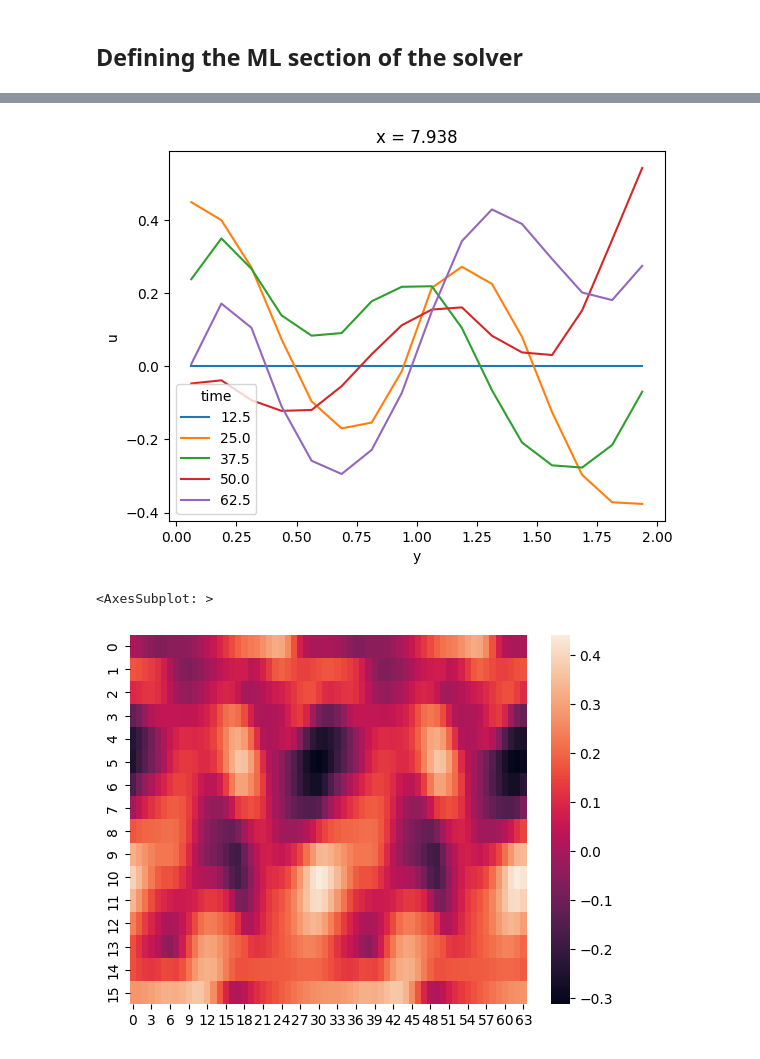
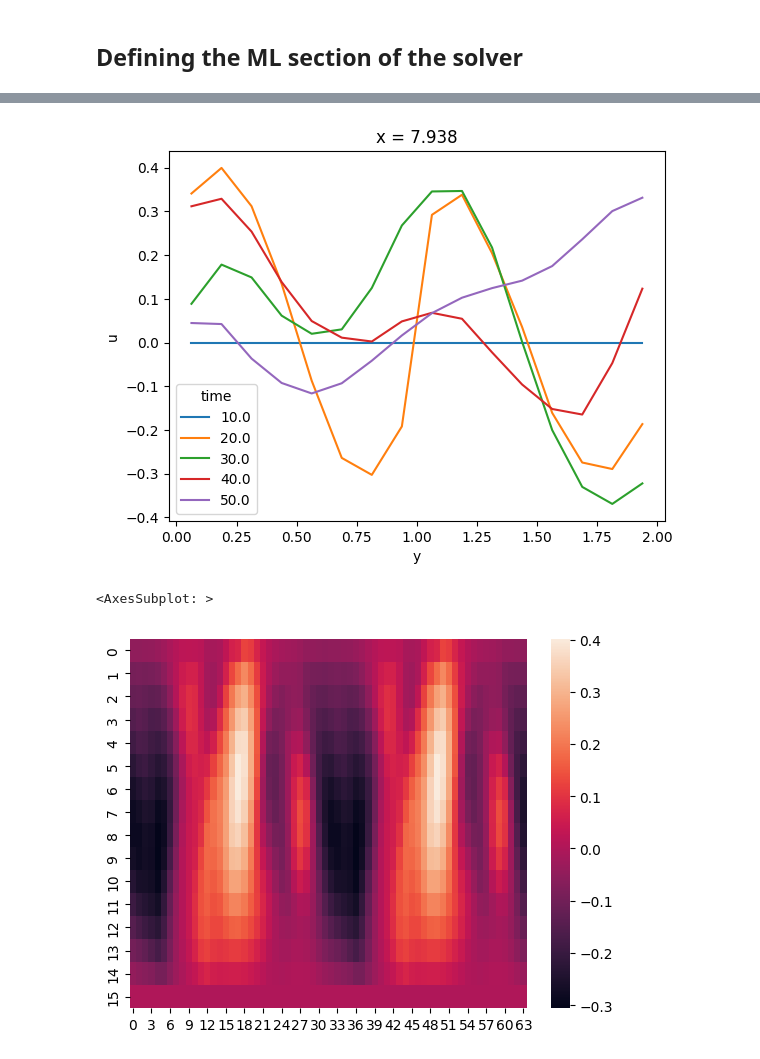
Before and after one commit to diegodelc/jax-cfd, a Jupyter notebook: notebooks/hybrid_model/hybrid_model.ipynb, the cells around one changed output, grey strips where cells are left out. Saved outputs shown, nothing was run; the diff lists cells and outputs as text; code cells hidden in the pictures.

```diff
--- a/notebooks/hybrid_model/hybrid_model.ipynb
+++ b/notebooks/hybrid_model/hybrid_model.ipynb
@@ -144,8 +144,9 @@ outer_steps = 5
 # Option TWO
 toTime = True
 if toTime:
-    target_sim_time = 30 #in time
-    outer_steps = target_sim_time//(inner_steps*dt)
+    target_sim_time = 50 #in time
+#     outer_steps = target_sim_time//(inner_steps*dt)
+    inner_steps = target_sim_time//(outer_steps*dt)
 
 outer_steps
 # %% [output]
@@ -268,9 +274,9 @@ def vx_at_x_upper_boundary(ds):
 
 p = ds.pipe(vx_at_x_upper_boundary).plot(hue='time')
 # %% [output]
-[figure, old version]
+[figure, new version]
 # %%
-seaborn.heatmap(ds.u.isel(time=-1).T)
+seaborn.heatmap(ds.v.isel(time=-1).T)
 # %% [output]
 <AxesSubplot: >
-[figure, old version]
+[figure, new version]
```
Also changed, not shown: parts of 11 cells of this notebook.
